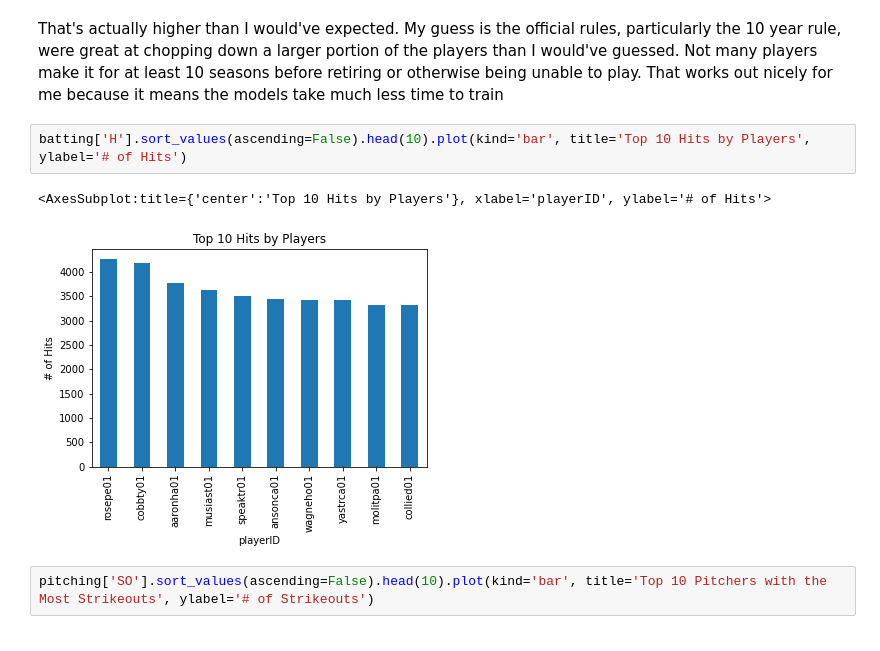
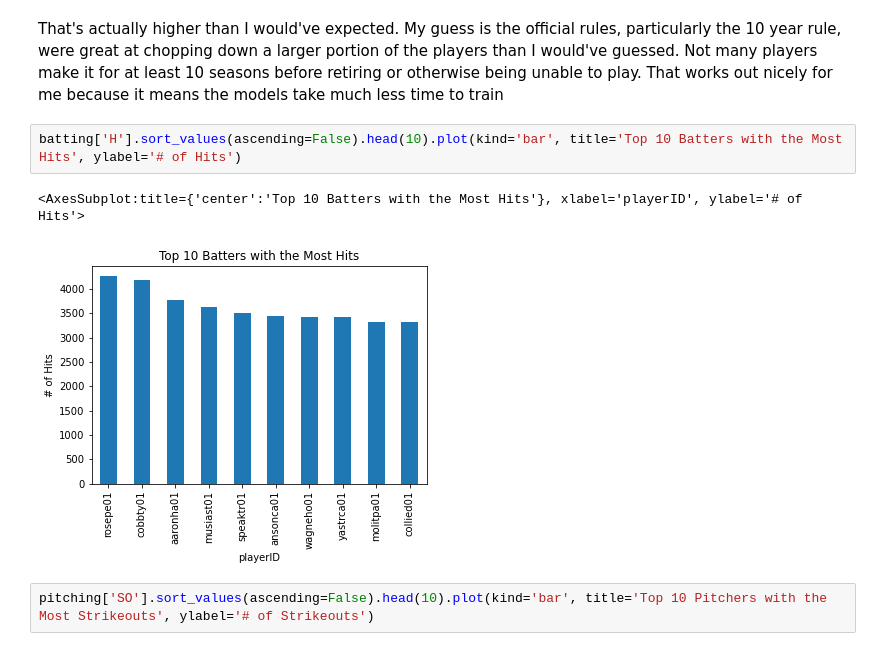
Before and after one commit to ctmurphey/ML-BaseballHoF, a Jupyter notebook: playwithdata.ipynb, the cells around one changed output. Drawn from its saved outputs; the diff is of its cells as text.

```diff
--- a/playwithdata.ipynb
+++ b/playwithdata.ipynb
@@ -184,10 +184,10 @@ Out of 991 eligible pitchers, only 63 made it into the Hall
 # %% [markdown]
 That's actually higher than I would've expected. My guess is the official rules, particularly the 10 year rule, were great at chopping down a larger portion of the players than I would've guessed. Not many players make it for at least 10 seasons before retiring or otherwise being unable to play. That works out nicely for me because it means the models take much less time to train
 # %%
-batting['H'].sort_values(ascending=False).head(10).plot(kind='bar', title='Top 10 Hits by Players', ylabel='# of Hits')
+batting['H'].sort_values(ascending=False).head(10).plot(kind='bar', title='Top 10 Batters with the Most Hits', ylabel='# of Hits')
 # %% [output]
-<AxesSubplot:title={'center':'Top 10 Hits by Players'}, xlabel='playerID', ylabel='# of Hits'>
+<AxesSubplot:title={'center':'Top 10 Batters with the Most Hits'}, xlabel='playerID', ylabel='# of Hits'>
-[figure, old version]
+[figure, new version]
 # %%
 pitching['SO'].sort_values(ascending=False).head(10).plot(kind='bar', title='Top 10 Pitchers with the Most Strikeouts', ylabel='# of Strikeouts')
 # %% [output]
```
Also changed, not shown: parts of 3 cells of this notebook, 3 other files.
